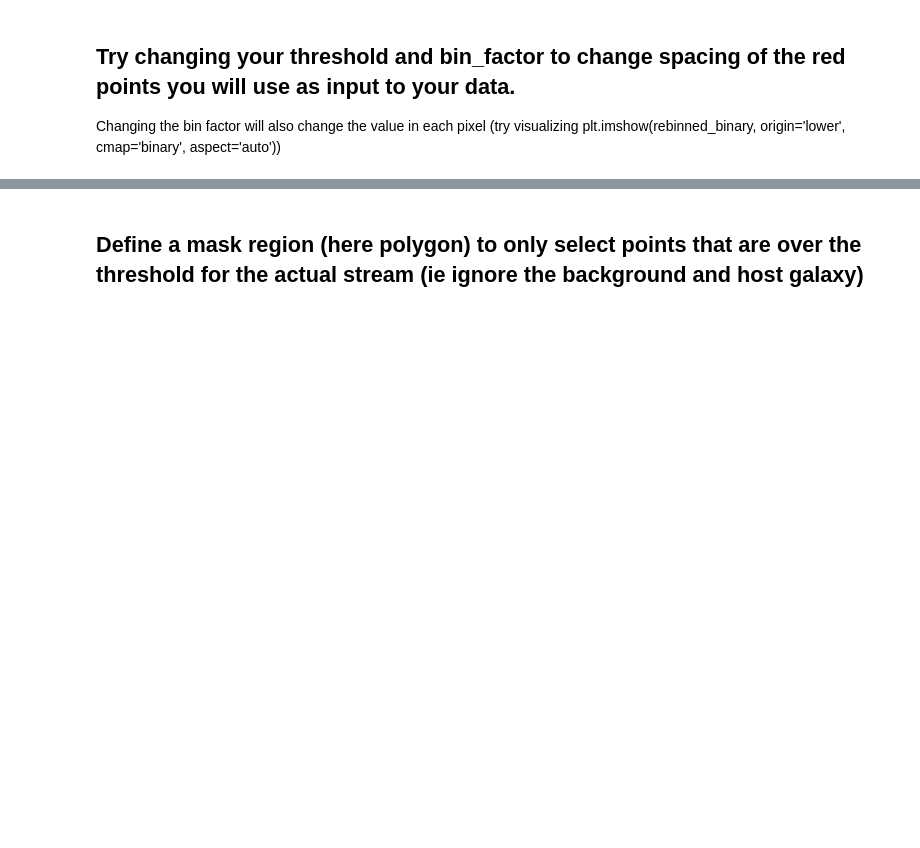
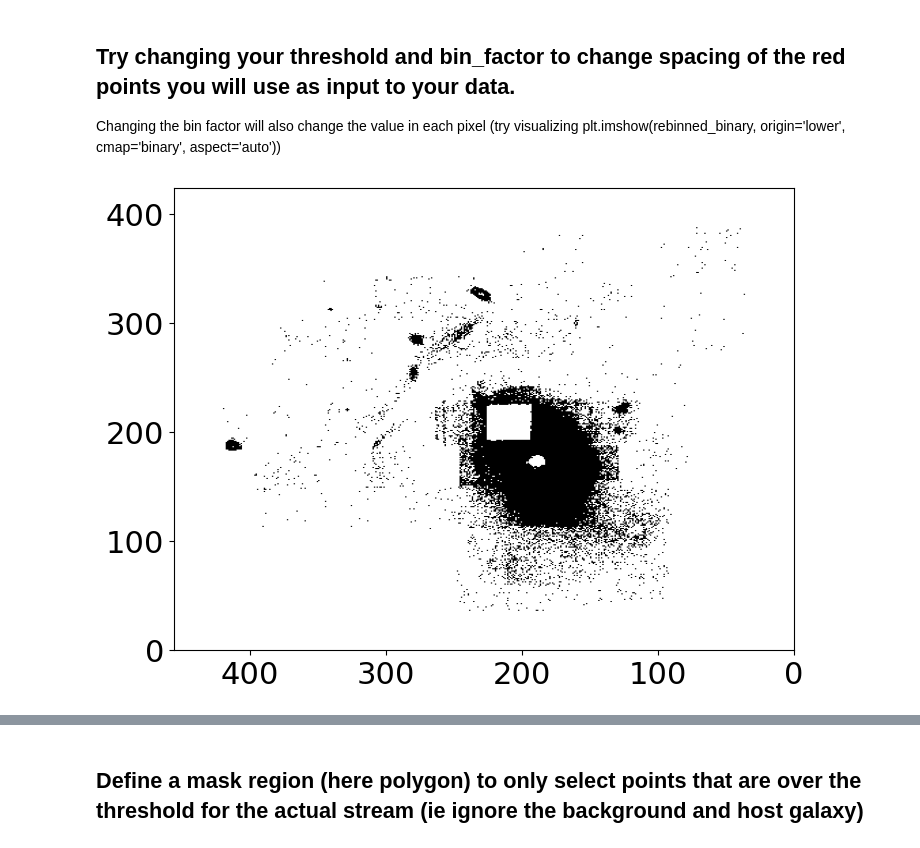
Before and after one commit to sapearson/PUk2025, a Jupyter notebook: PUK_CenA_Example.ipynb, the cells around one changed output, grey strips where cells are left out. Saved outputs shown, nothing was run; the diff lists cells and outputs as text; code cells hidden in the pictures; blank space fills up the shorter version.

```diff
--- a/PUK_CenA_Example.ipynb
+++ b/PUK_CenA_Example.ipynb
@@ -172,6 +172,15 @@ y_centers = (np.arange(new_y) + 0.5) * bin_factor
 y_idx, x_idx = np.where(rebinned_binary == 1)
 x_pts = x_centers[x_idx]
 y_pts = y_centers[y_idx]
+# %%
+plt.figure(figsize=(8, 6))
+plt.imshow(binary_mask, origin='lower', cmap='binary', aspect='auto')
+#plt.imshow(rebinned_binary, origin='lower', cmap='binary', aspect='auto')
+#plt.scatter(x_pts, y_pts, color='red', s=4, label="Bin Centers")
+plt.gca().invert_xaxis()  # Match FITS convention
+plt.show()
+# %% [output]
+[figure, added]
 # %%
 plt.figure(figsize=(8, 6))
 plt.imshow(binary_mask, origin='lower', cmap='binary', aspect='auto')
```
Also changed, not shown: parts of 4 cells of this notebook.
